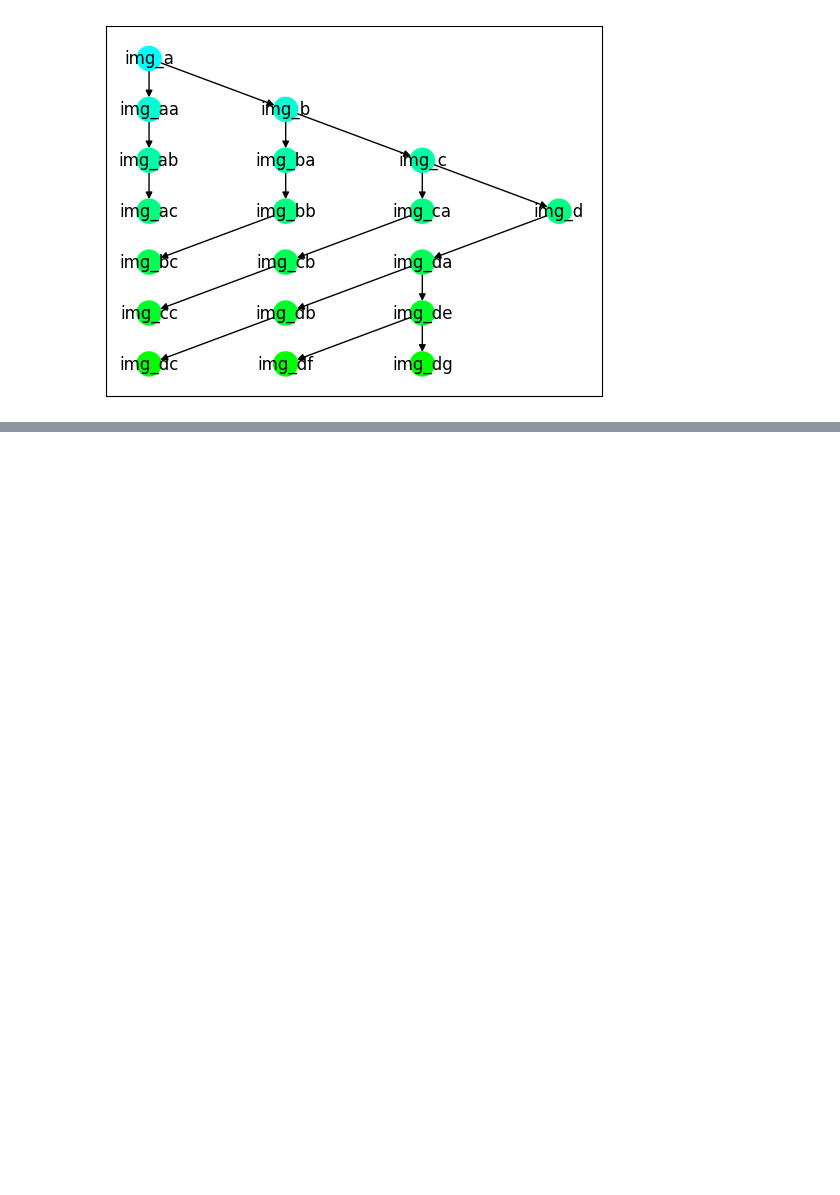
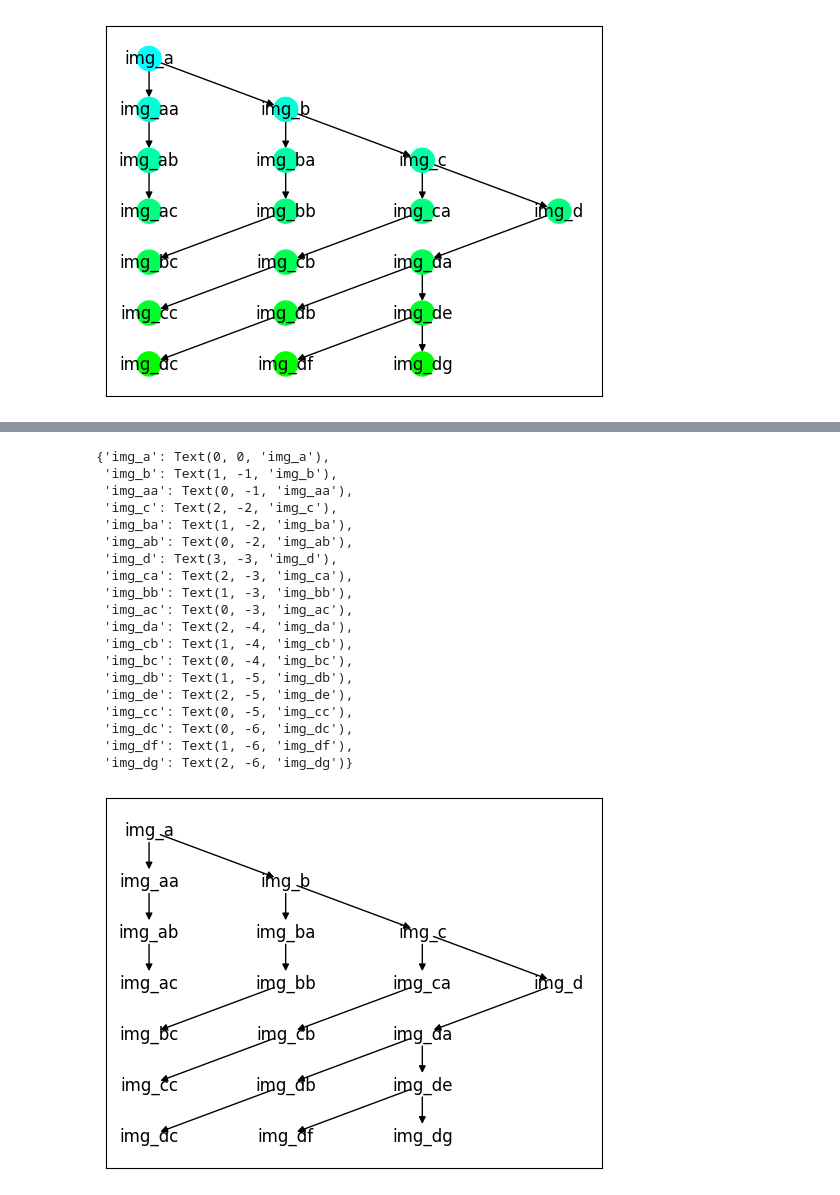
Before and after one commit to jess-garnett/MISalign, a Jupyter notebook: MISalign/model/prototype_relation_viewer.ipynb, the cells around one changed output, grey strips where cells are left out. Cells and saved outputs as stored; diff of their text form; code cells hidden in the pictures; blank space fills up the shorter version.

```diff
--- a/MISalign/model/prototype_relation_viewer.ipynb
+++ b/MISalign/model/prototype_relation_viewer.ipynb
@@ -318,0 +382,24 @@ nx.draw_networkx(H,node_color=colormap,pos=func_pos)
+# %%
+nx.draw_networkx_edges(H,pos=func_pos)
+nx.draw_networkx_labels(H,pos=func_pos,ax=ax)
+# %% [output]
+{'img_a': Text(0, 0, 'img_a'),
+ 'img_b': Text(1, -1, 'img_b'),
+ 'img_aa': Text(0, -1, 'img_aa'),
+ 'img_c': Text(2, -2, 'img_c'),
+ 'img_ba': Text(1, -2, 'img_ba'),
+ 'img_ab': Text(0, -2, 'img_ab'),
+ 'img_d': Text(3, -3, 'img_d'),
+ 'img_ca': Text(2, -3, 'img_ca'),
+ 'img_bb': Text(1, -3, 'img_bb'),
+ 'img_ac': Text(0, -3, 'img_ac'),
+ 'img_da': Text(2, -4, 'img_da'),
+ 'img_cb': Text(1, -4, 'img_cb'),
+ 'img_bc': Text(0, -4, 'img_bc'),
+ 'img_db': Text(1, -5, 'img_db'),
+ 'img_de': Text(2, -5, 'img_de'),
+ 'img_cc': Text(0, -5, 'img_cc'),
+ 'img_dc': Text(0, -6, 'img_dc'),
+ 'img_df': Text(1, -6, 'img_df'),
+ 'img_dg': Text(2, -6, 'img_dg')}
+[figure, added]
```
Also changed, not shown: parts of 3 cells of this notebook.
